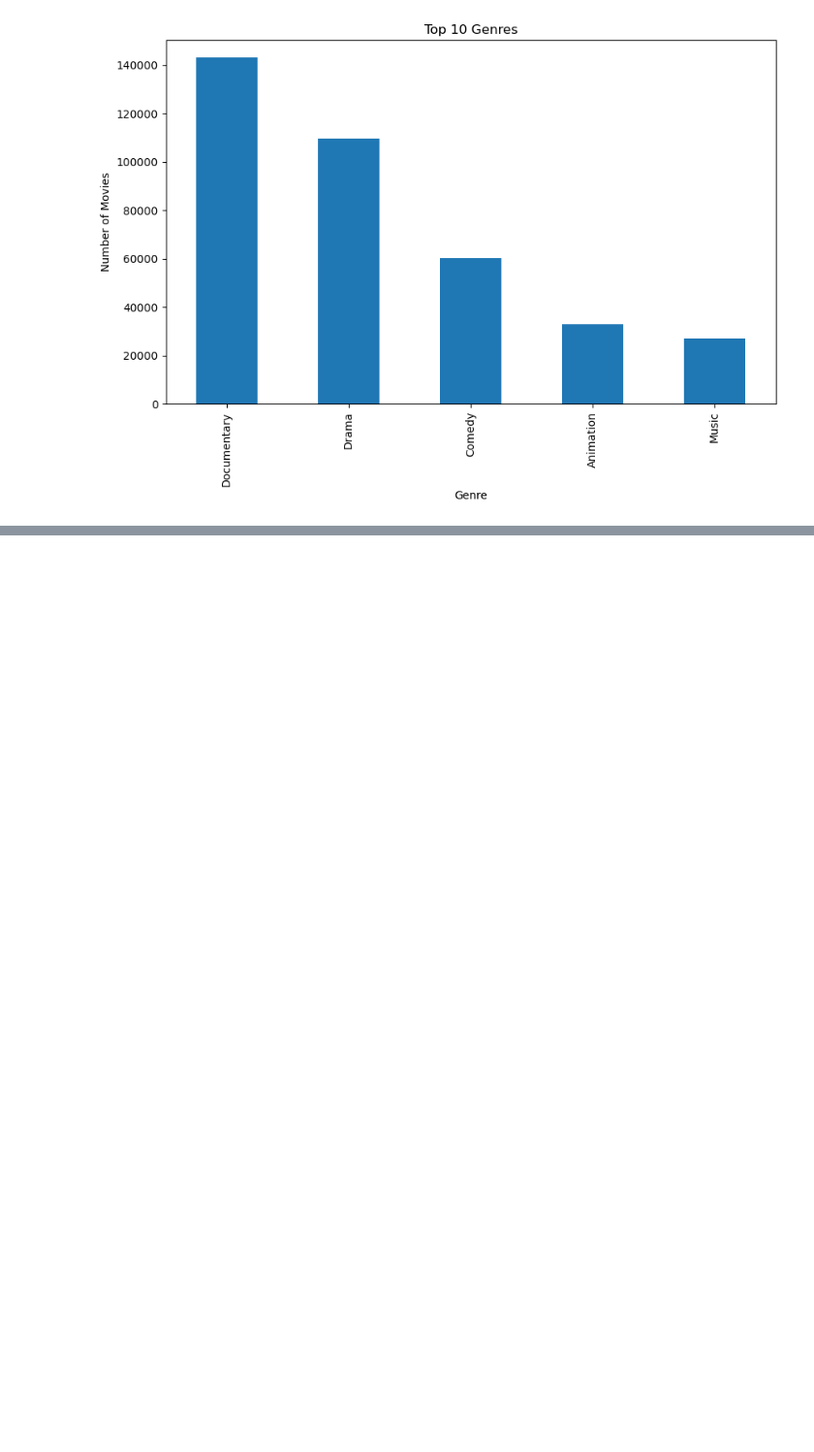
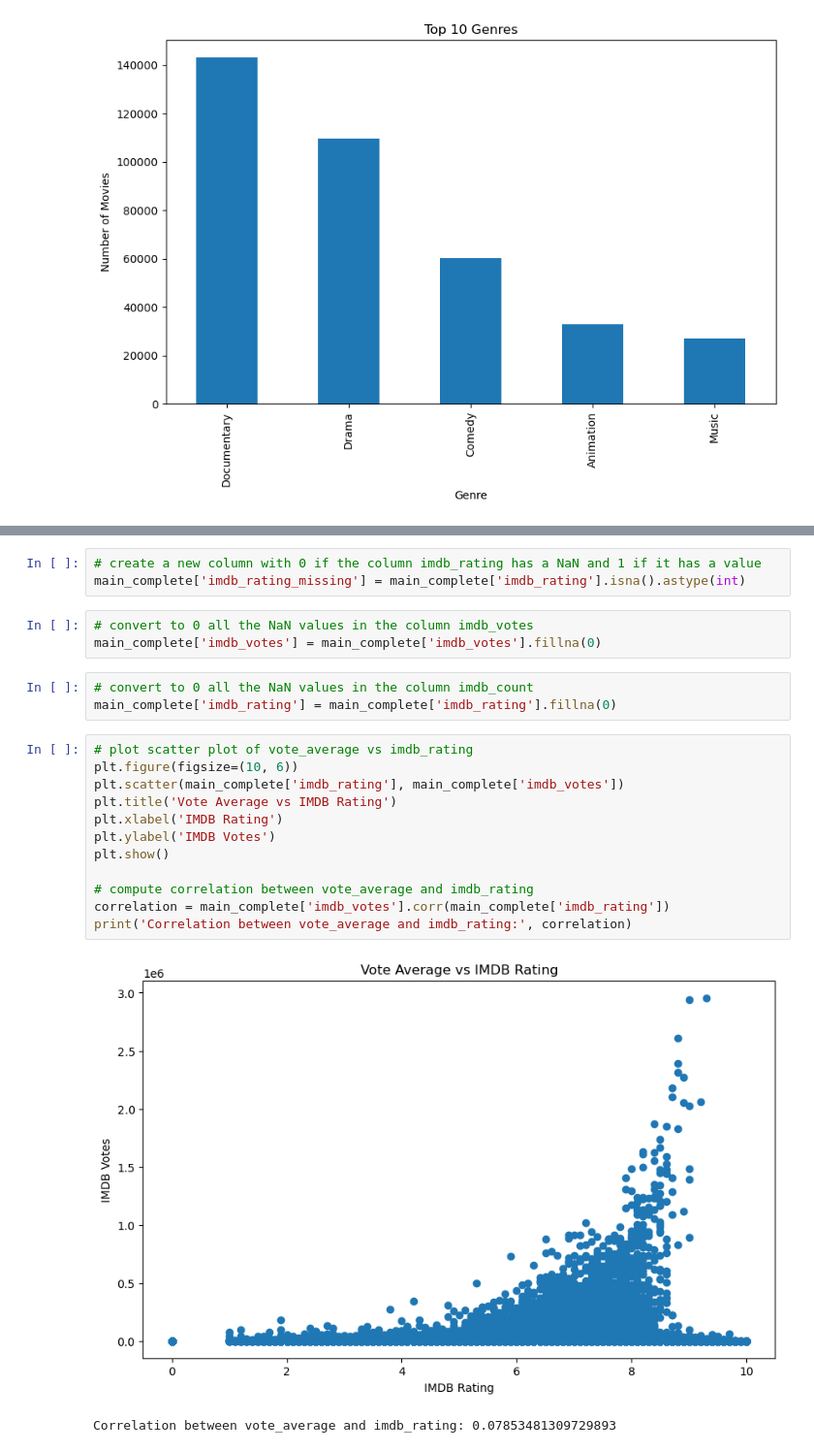
Before and after one commit to paulagambus/ctds_project, a Jupyter notebook: project.ipynb, the cells around one changed output, grey strips where cells are left out. Shown at 97% size. Saved outputs shown, nothing was run; the diff lists cells and outputs as text; blank space fills up the shorter version.

```diff
--- a/project.ipynb
+++ b/project.ipynb
@@ -196,0 +259,24 @@ plt.show()
+# %%
+# create a new column with 0 if the column imdb_rating has a NaN and 1 if it has a value
+main_complete['imdb_rating_missing'] = main_complete['imdb_rating'].isna().astype(int)
+# %%
+# convert to 0 all the NaN values in the column imdb_votes
+main_complete['imdb_votes'] = main_complete['imdb_votes'].fillna(0)
+# %%
+# convert to 0 all the NaN values in the column imdb_count
+main_complete['imdb_rating'] = main_complete['imdb_rating'].fillna(0)
+# %%
+# plot scatter plot of vote_average vs imdb_rating
+plt.figure(figsize=(10, 6))
+plt.scatter(main_complete['imdb_rating'], main_complete['imdb_votes'])
+plt.title('Vote Average vs IMDB Rating')
+plt.xlabel('IMDB Rating')
+plt.ylabel('IMDB Votes')
+plt.show()
+
+# compute correlation between vote_average and imdb_rating
+correlation = main_complete['imdb_votes'].corr(main_complete['imdb_rating'])
+print('Correlation between vote_average and imdb_rating:', correlation)
+# %% [output]
+[figure, added]
+Correlation between vote_average and imdb_rating: 0.07853481309729893
```
Also changed, not shown: parts of 13 cells of this notebook.
